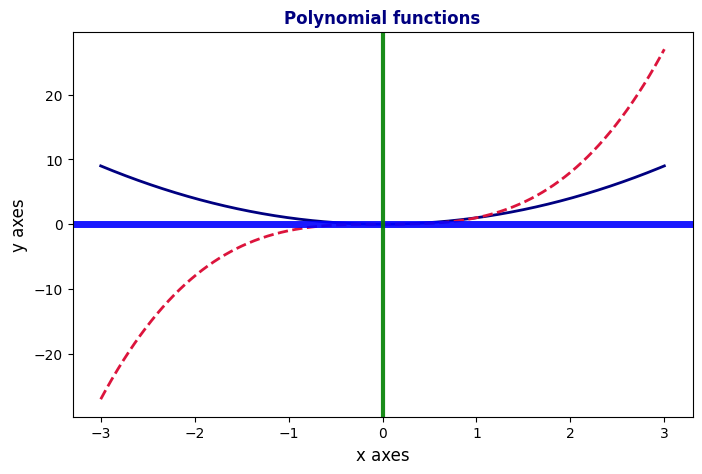
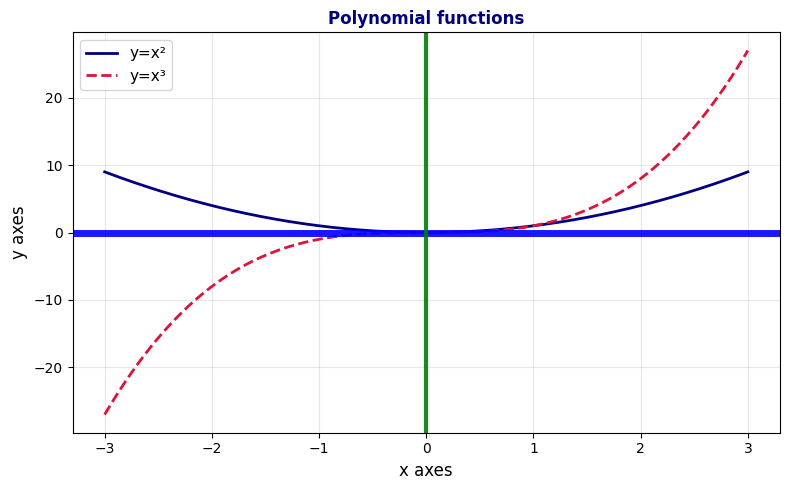
Unified diff of the notebook cell whose output changed from the first chart to the second:
--- before
+++ after
@@ -14,3 +14,6 @@
 ax.set_xlabel('x axes', fontsize=12)
 ax.set_ylabel('y axes', fontsize=12)
-ax.grid(True, alph)
+ax.grid(True, alpha=0.3)
+ax.legend(fontsize=11)
+plt.tight_layout()
+plt.show()

Commit: Q7. Choosing the Right Tool